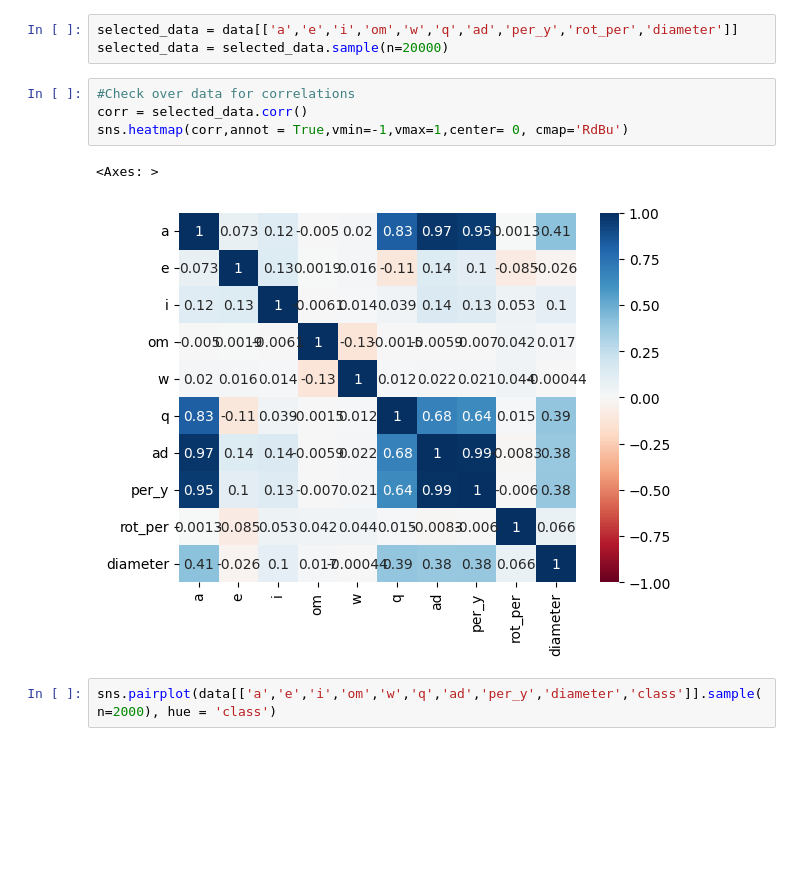
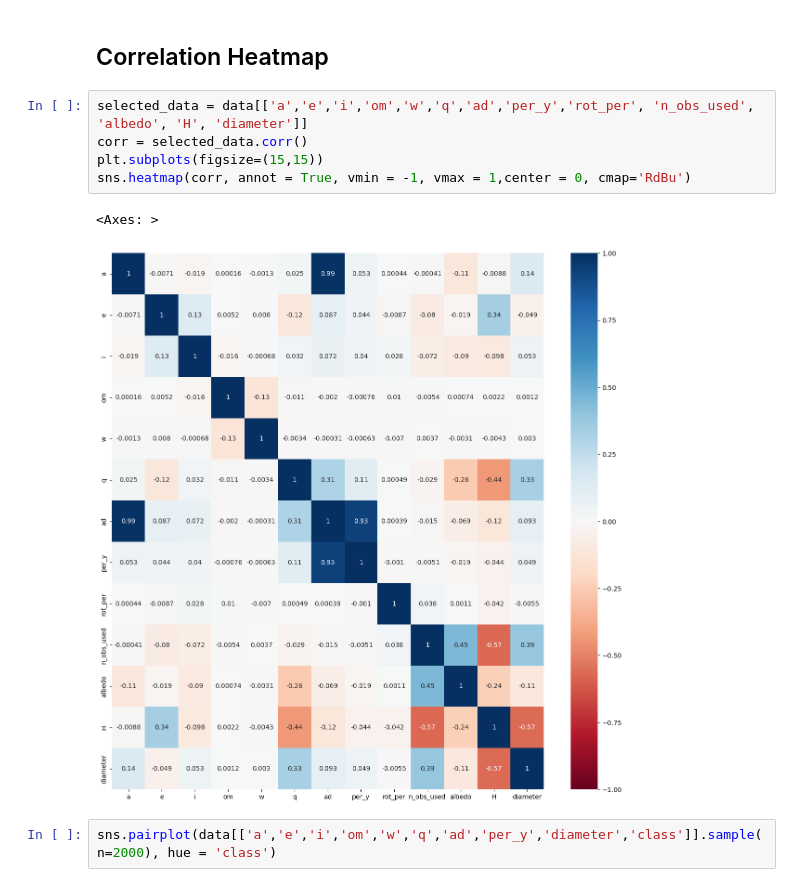
Before and after one commit to harshilxd/Asteroid-Feature-Prediction, a Jupyter notebook: source/Exploring_Asteroid_Dataset.ipynb, the cells around one changed output. Drawn from its saved outputs; the diff is of its cells as text; blank space fills up the shorter version.

Commit message:
Added table describing features, added H and albedo to selected features

```diff
--- a/source/Exploring_Asteroid_Dataset.ipynb
+++ b/source/Exploring_Asteroid_Dataset.ipynb
@@ -29,13 +171,13 @@ print(data)
+# %% [markdown]
+## Correlation Heatmap
 # %%
-selected_data = data[['a','e','i','om','w','q','ad','per_y','rot_per','diameter']]
-selected_data = selected_data.sample(n=20000)
+selected_data = data[['a','e','i','om','w','q','ad','per_y','rot_per', 'n_obs_used', 'albedo', 'H', 'diameter']]
+corr = selected_data.corr()
+plt.subplots(figsize=(15,15))
+sns.heatmap(corr, annot = True, vmin = -1, vmax = 1,center = 0, cmap='RdBu')
+# %% [output]
+<Axes: >
+[figure, added]
-# %%
-#Check over data for correlations
-corr = selected_data.corr()
-sns.heatmap(corr,annot = True,vmin=-1,vmax=1,center= 0, cmap='RdBu')
-# %% [output]
-<Axes: >
-[figure, removed]
 # %%
 sns.pairplot(data[['a','e','i','om','w','q','ad','per_y','diameter','class']].sample(n=2000), hue = 'class')
 # %% [output]
```
Also changed, not shown: parts of 8 cells of this notebook.
